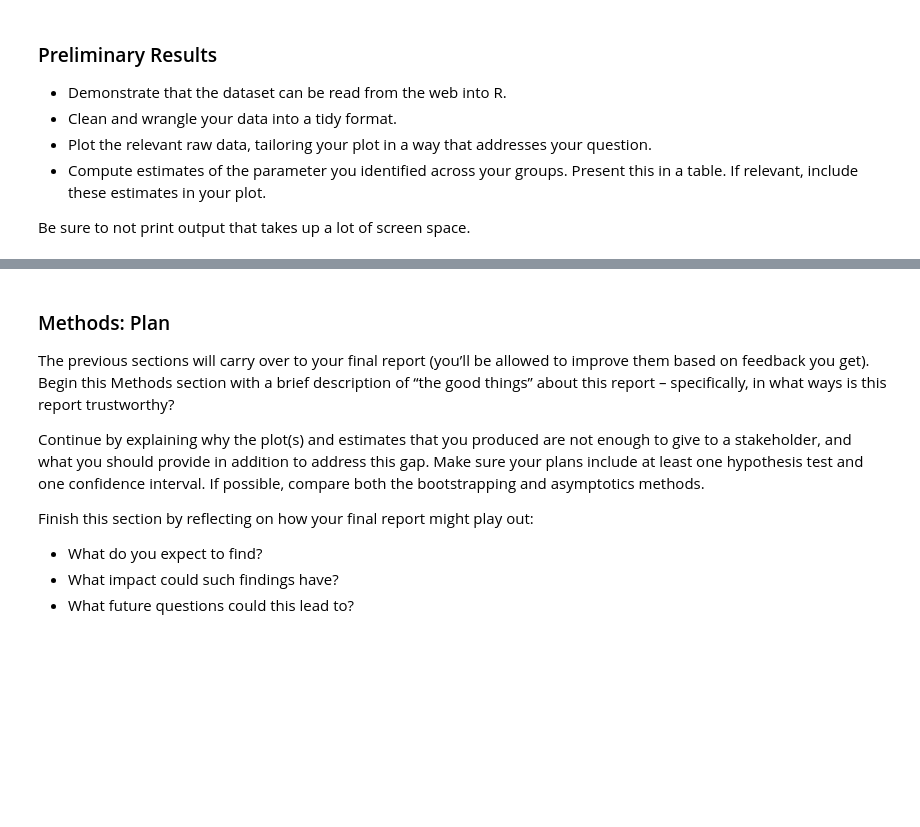
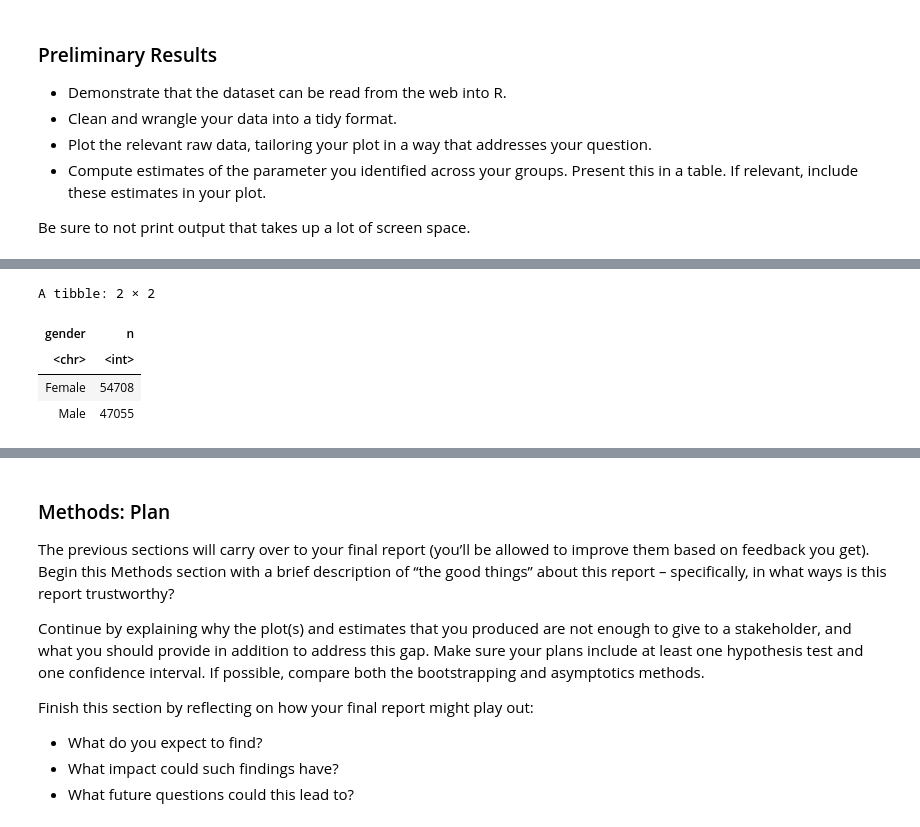
Before and after one commit to Yanjun0526/STAT201Project, a Jupyter notebook: Proposal.ipynb, the cells around one changed output, grey strips where cells are left out. Saved outputs shown, nothing was run; the diff lists cells and outputs as text; code cells hidden in the pictures; blank space fills up the shorter version.

```diff
--- a/Proposal.ipynb
+++ b/Proposal.ipynb
@@ -30,0 +56,11 @@ Be sure to not print output that takes up a lot of screen space.
+# %%
+diabetes_data |>
+    select(gender, time_in_hospital) |>
+    group_by(gender) |>
+    tally()
+# %% [output]
+A tibble: 2 × 2
+| gender | n |
+| <chr> | <int> |
+| Female | 54708 |
+| Male | 47055 |
```
Also changed, not shown: parts of 4 cells of this notebook.
